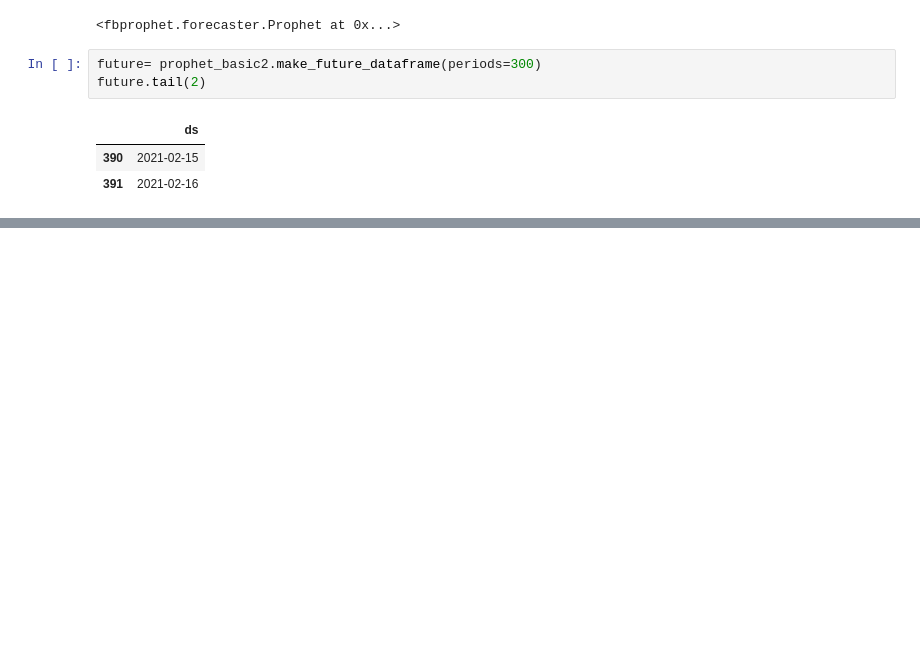
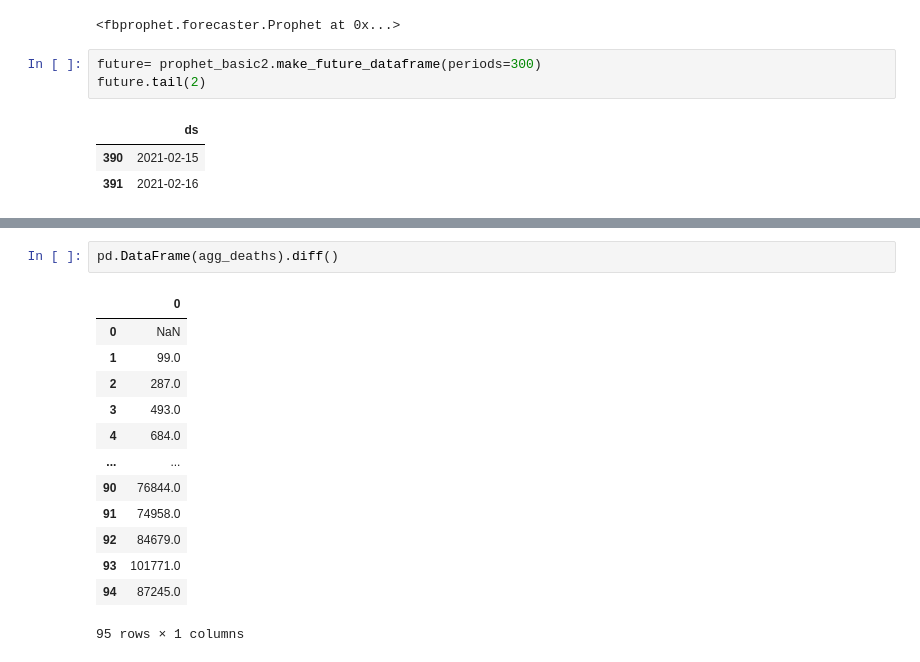
Before and after one commit to RahulBatra065/Report-on-Covid-19, a Jupyter notebook: nb.ipynb, the cells around one changed output, grey strips where cells are left out. Cells and saved outputs as stored; diff of their text form; blank space fills up the shorter version.

```diff
--- a/nb.ipynb
+++ b/nb.ipynb
@@ -420,0 +421,16 @@ prophet_basic2.plot_components(forecast)
+# %%
+pd.DataFrame(agg_deaths).diff()
+# %% [output]
+|  | 0 |
+| 0 | NaN |
+| 1 | 99.0 |
+| 2 | 287.0 |
+| 3 | 493.0 |
+| 4 | 684.0 |
+| ... | ... |
+| 90 | 76844.0 |
+| 91 | 74958.0 |
+| 92 | 84679.0 |
+| 93 | 101771.0 |
+| 94 | 87245.0 |
+95 rows × 1 columns
```
Also changed, not shown: parts of 5 cells of this notebook.
